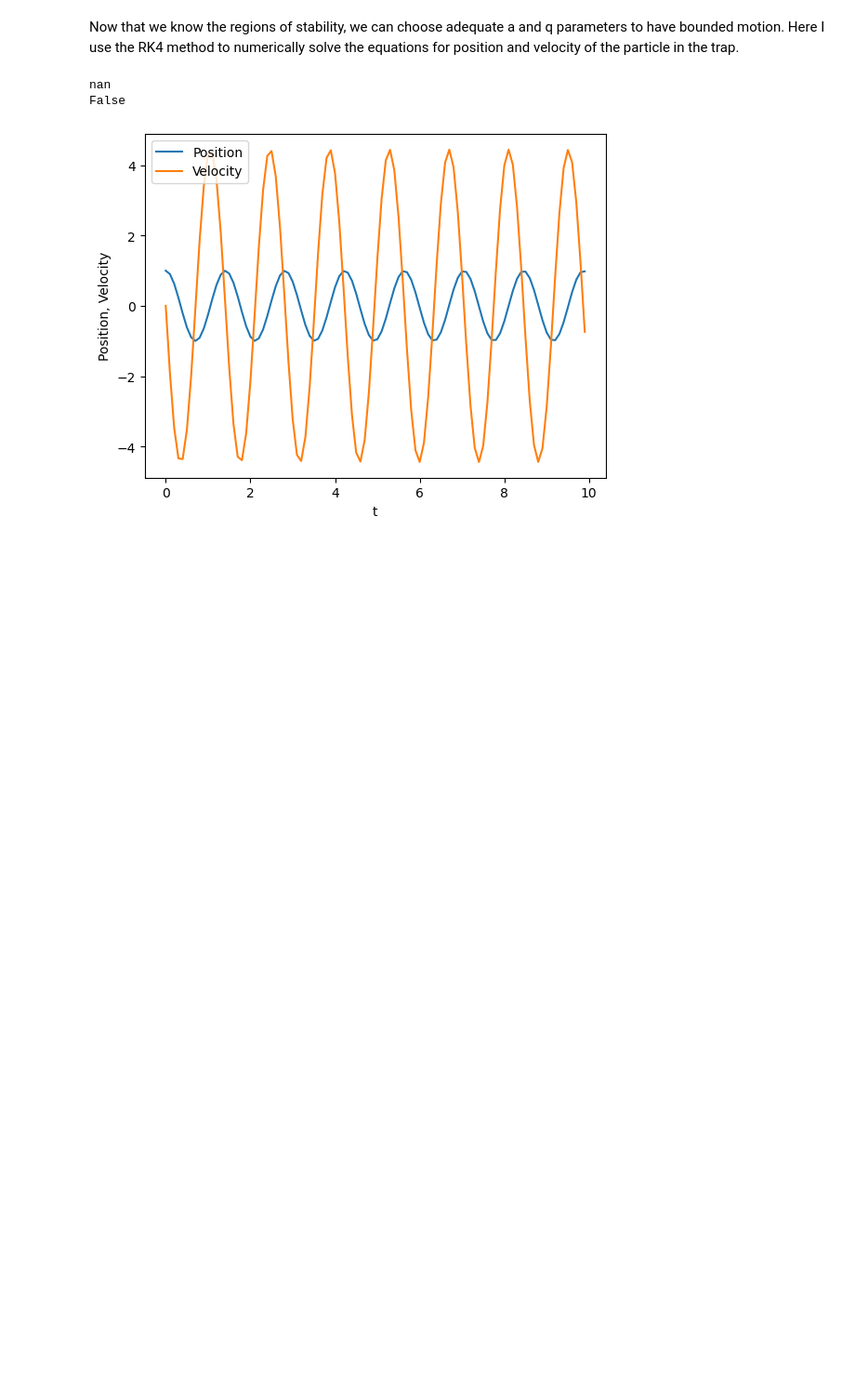
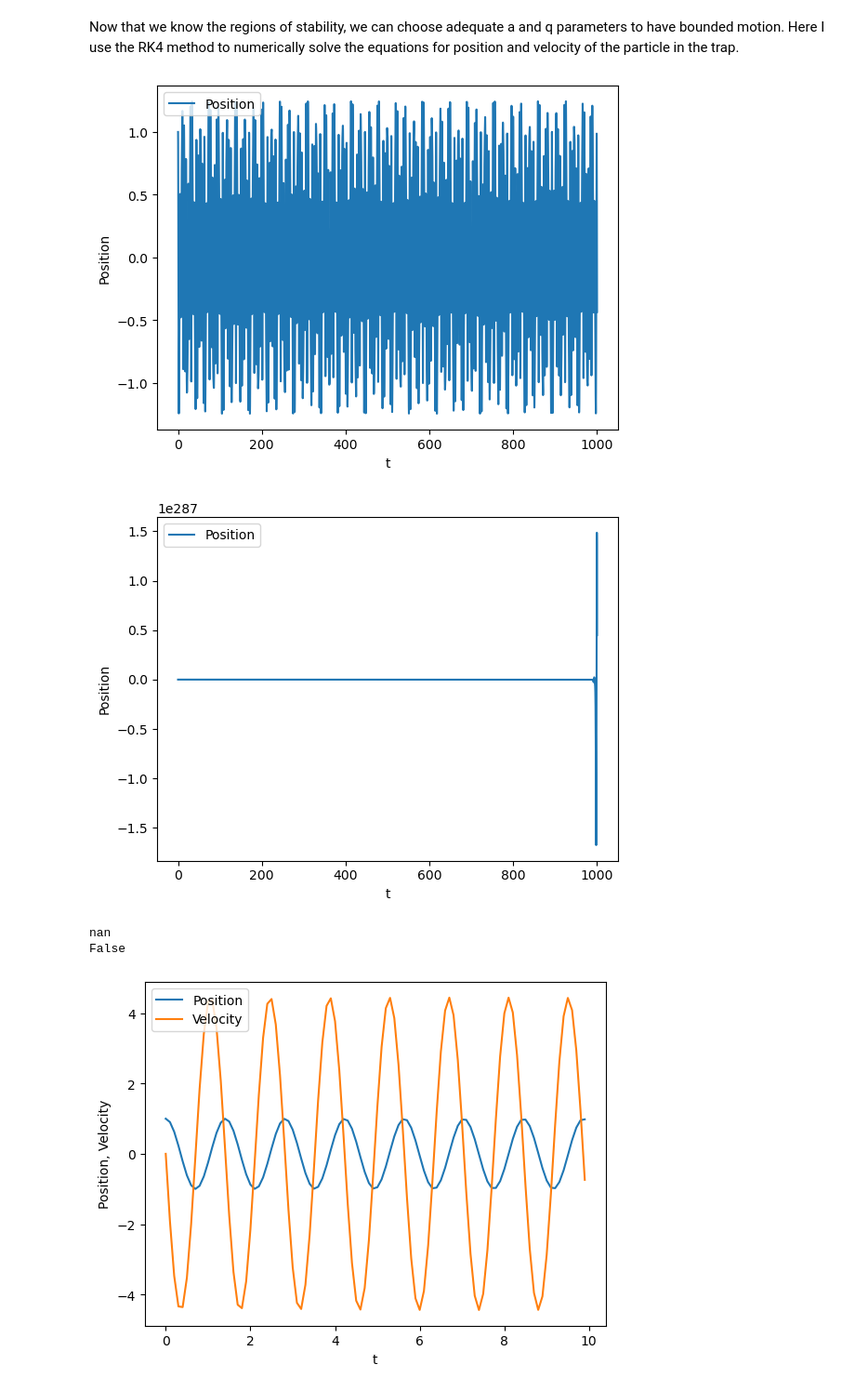
Before and after one commit to ryanamcgill/comp-phys-term-paper, a Jupyter notebook: Paper_Simulations_Figures.ipynb, the cells around one changed output. Shown: that part at 93% size. Saved outputs shown, nothing was run; the diff lists cells and outputs as text; code cells hidden in the pictures; blank space fills up the shorter version.

```diff
--- a/Paper_Simulations_Figures.ipynb
+++ b/Paper_Simulations_Figures.ipynb
@@ -158,5 +170,37 @@ i=39 j=39
 # %% [markdown]
 Now that we know the regions of stability, we can choose adequate a and q parameters to have bounded motion. Here I use the RK4 method to numerically solve the equations for position and velocity of the particle in the trap.
+# %%
+# Initial conditions
+y1_0 = 1.0
+y2_0 = 0.0
+# Stable
+a1 = 2
+q1 = 2
+# Unstable
+a2 = 1
+q2 = 4
+
+tau = 1000
+
+t_eval = np.linspace(0.0,tau,100000)
+
+stable = mathieu_rk4(a=a1, q=q1, t=t_eval, y1_0=y1_0, y2_0=y2_0)
+unstable = mathieu_rk4(a=a2, q=q2, t=t_eval, y1_0=y1_0, y2_0=y2_0)
+
+plt.plot(t_eval, stable[:,0], label=r'Position')
+plt.xlabel("t")
+plt.ylabel("Position")
+plt.legend()
+plt.show()
+
+plt.plot(t_eval, unstable[:,0], label=r'Position')
+plt.xlabel("t")
+plt.ylabel("Position")
+plt.legend()
+plt.show()
+# %% [output]
+[figure, added]
+[figure, added]
 # %%
 # Initial conditions
 y1_0 = 1.0
```
Also changed, not shown: parts of 4 cells of this notebook, 3 other files.
